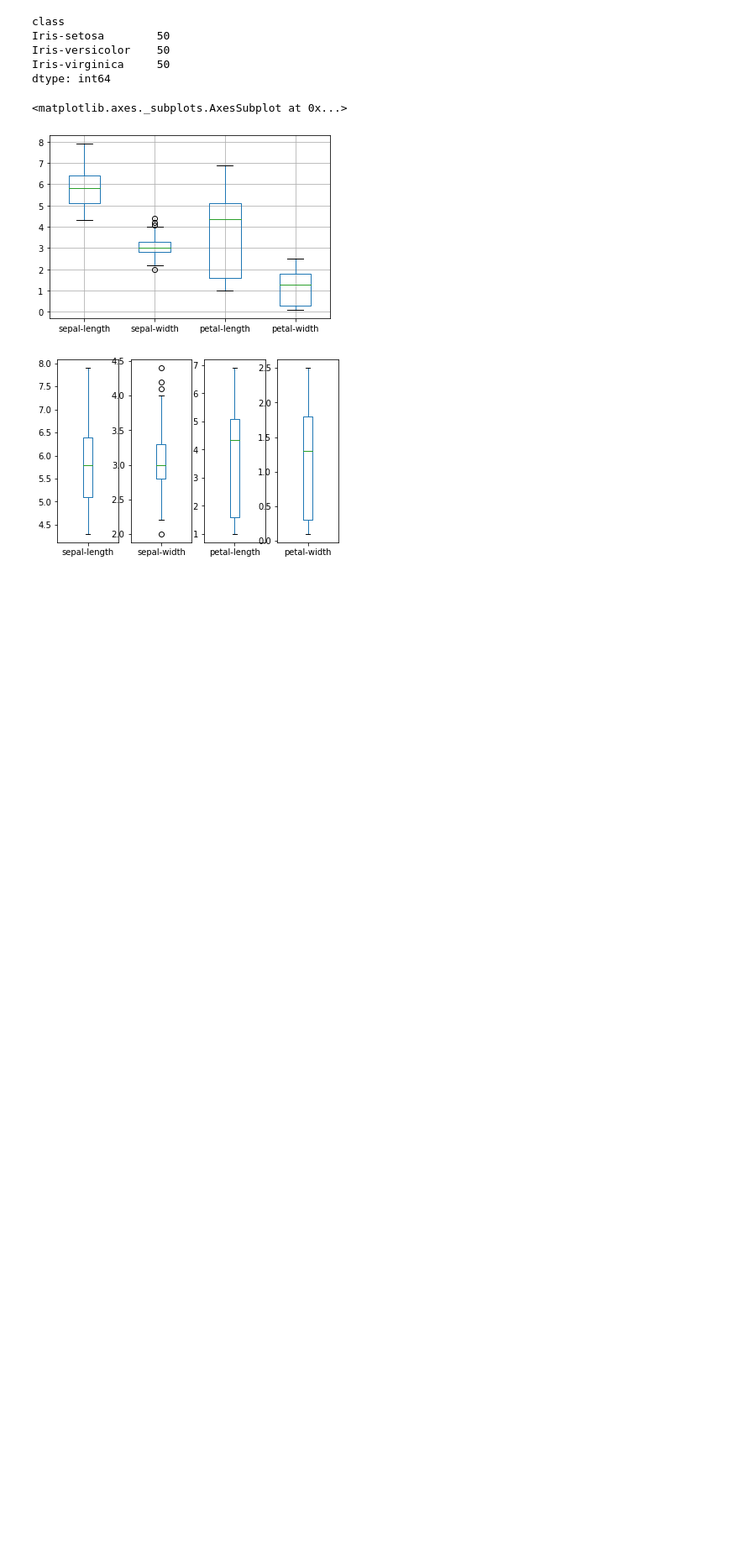
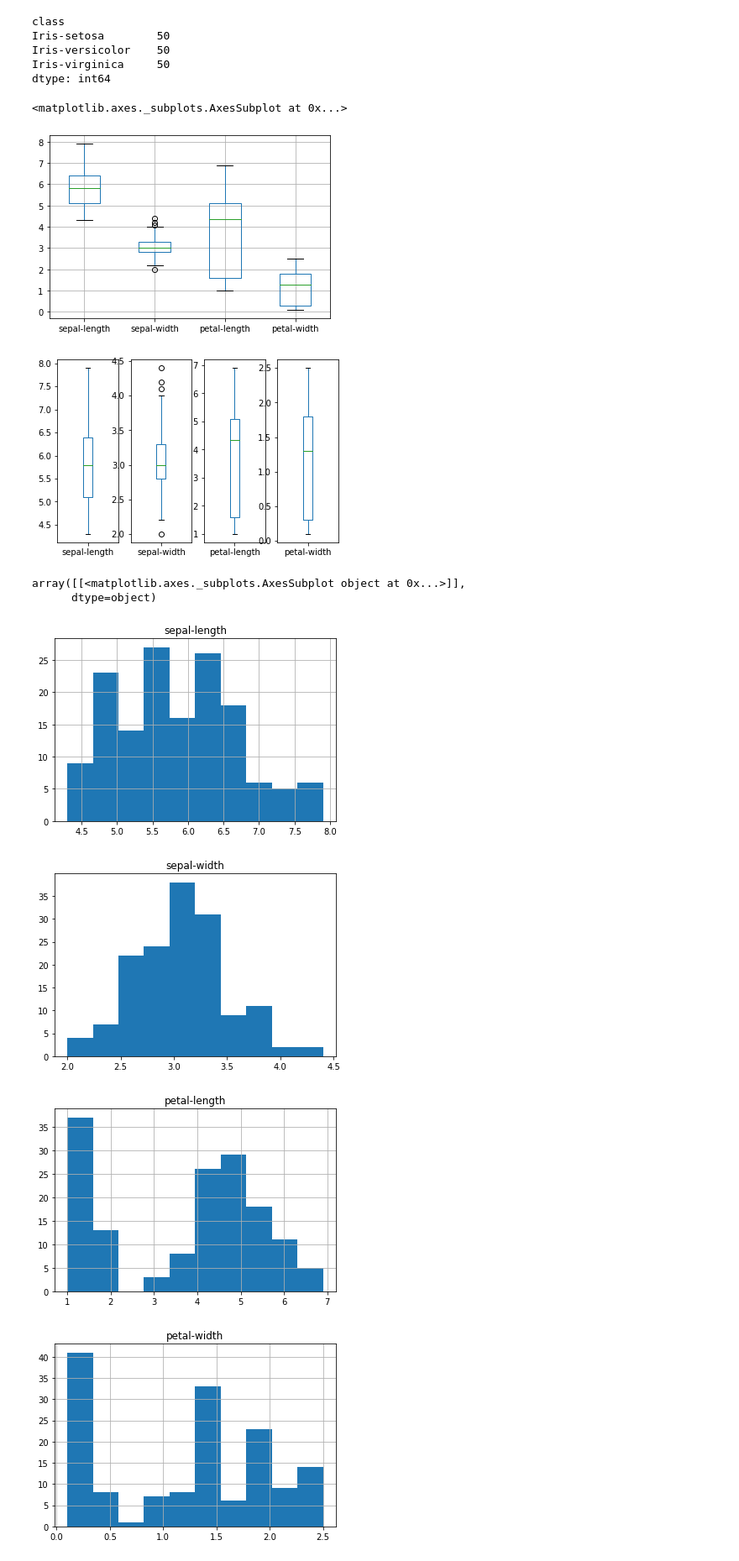
Before and after one commit to shobhnajayaraman/iris-demo, a Jupyter notebook: demofile.ipynb, the cells around one changed output. Shown at 84% size. Saved outputs shown, nothing was run; the diff lists cells and outputs as text; code cells hidden in the pictures; blank space fills up the shorter version.

```diff
--- a/demofile.ipynb
+++ b/demofile.ipynb
@@ -77,3 +77,16 @@ dataset.plot(kind='box', subplots=True,sharex=False, sharey=False)
 pyplot.show()
 # %% [output]
 [figure]
+# %%
+# column wise histograms
+dataset.hist(column='sepal-length')
+dataset.hist(column='sepal-width',grid=False)
+dataset.hist(column='petal-length')
+dataset.hist(column='petal-width')
+# %% [output]
+array([[<matplotlib.axes._subplots.AxesSubplot object at 0x...>]],
+      dtype=object)
+[figure, added]
+[figure, added]
+[figure, added]
+[figure, added]
```
